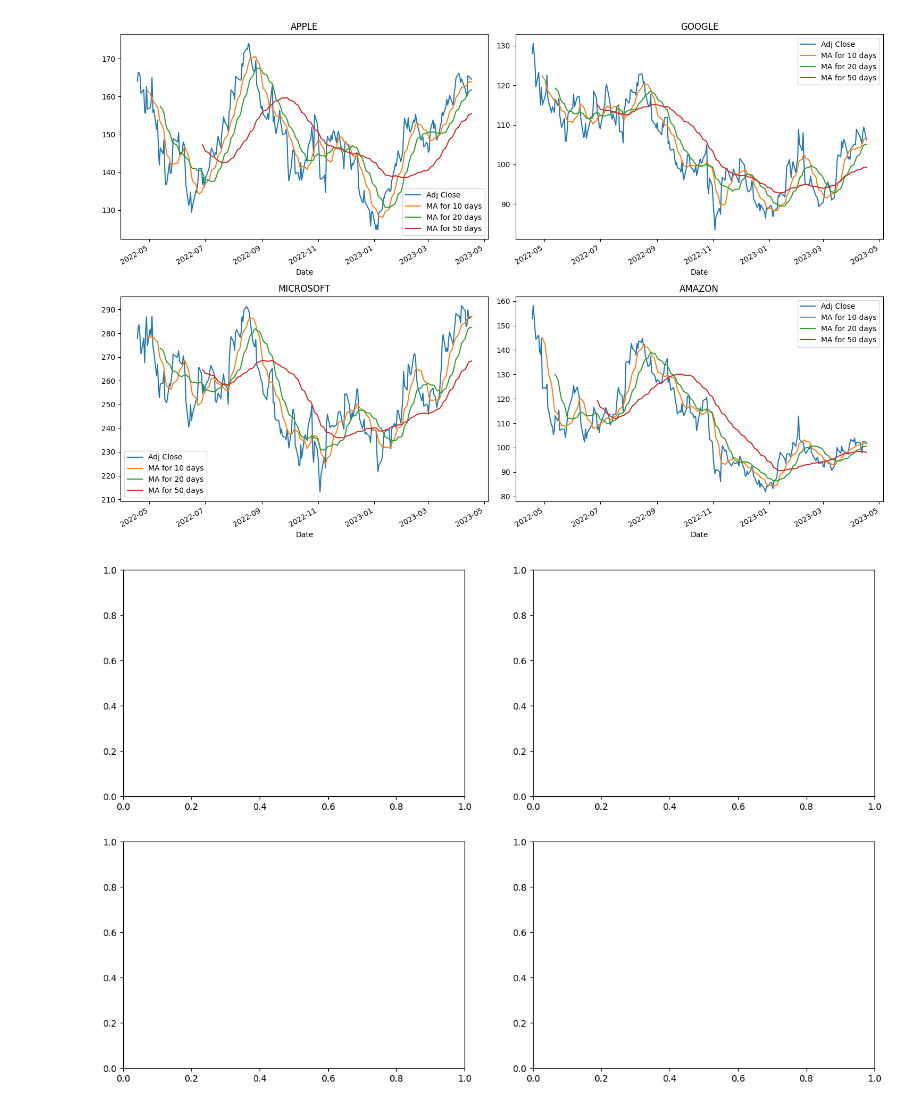
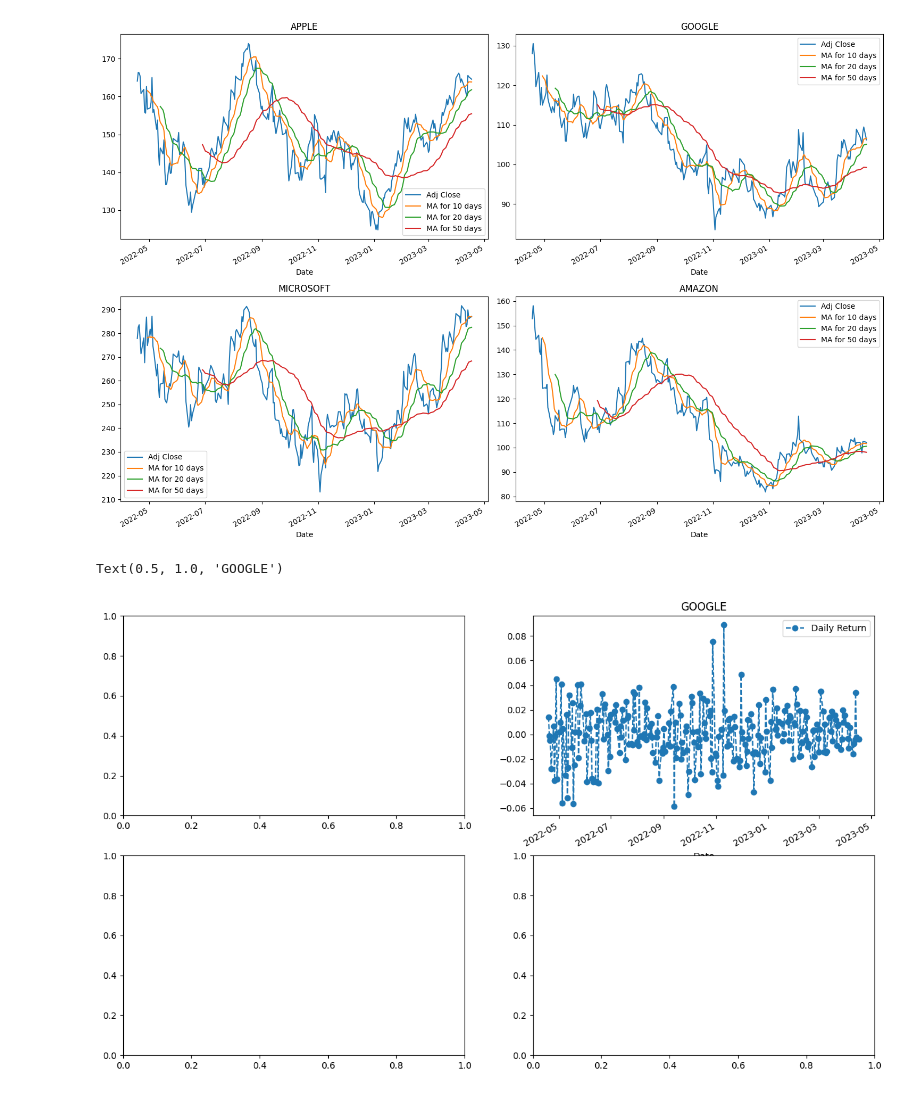
Before and after one commit to earo12/Stock-Market-Analysis, a Jupyter notebook: Stock_Market_Analysis.ipynb, the cells around one changed output. Cells and saved outputs as stored; diff of their text form; code cells hidden in the pictures.

Commit message:
Added subplot of Google

```diff
--- a/Stock_Market_Analysis.ipynb
+++ b/Stock_Market_Analysis.ipynb
@@ -131,10 +131,14 @@ fig.tight_layout()
 # %%
 for company in com_lis:
     company['Daily Return'] = company['Adj Close'].pct_change()
 
 
 fig, axes = plt.subplots(nrows = 2, ncols = 2)
 fig.set_figheight(10)
 fig.set_figwidth(15)
+
+AAPL['Daily Return'].plot(ax = axes[0,1], legend = True, linestyle = '--', marker = 'o')
+axes[0,1].set_title('GOOGLE')
 # %% [output]
+Text(0.5, 1.0, 'GOOGLE')
-[figure, old version]
+[figure, new version]
```
